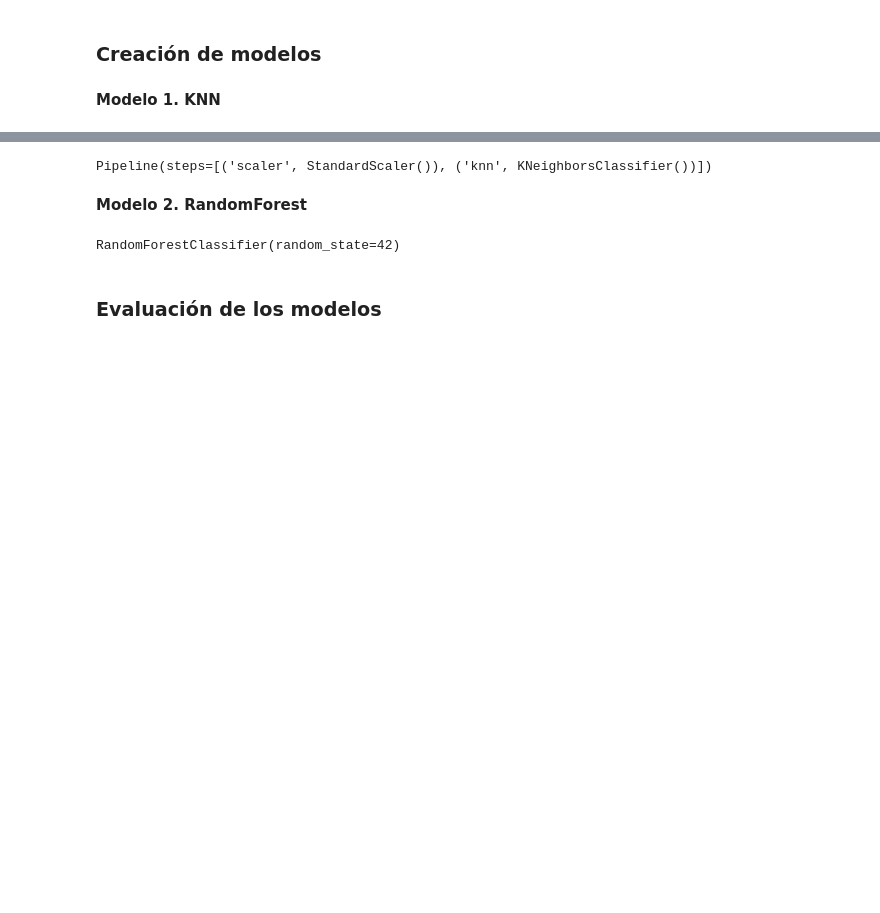
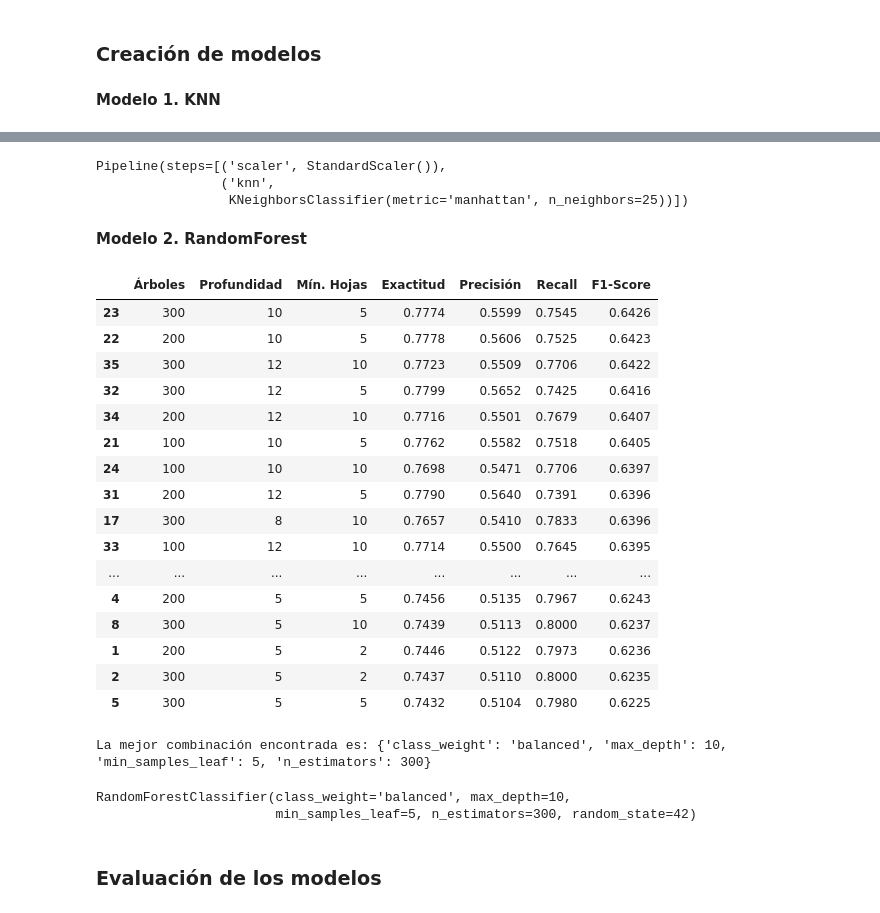
Before and after one commit to MiguelVR9/challenge-telecomX-prediction, a Jupyter notebook: TelecomX_LATAM_2.ipynb, the cells around one changed output, grey strips where cells are left out. Cells and saved outputs as stored; diff of their text form; code cells hidden in the pictures; blank space fills up the shorter version.

```diff
--- a/TelecomX_LATAM_2.ipynb
+++ b/TelecomX_LATAM_2.ipynb
@@ -347,22 +410,91 @@ from sklearn.pipeline import Pipeline
 
 knn_pipeline = Pipeline([
     ('scaler', StandardScaler()),
-    ('knn', KNeighborsClassifier(n_neighbors=5))
+    ('knn', KNeighborsClassifier(n_neighbors=25, metric='manhattan', weights='uniform'))
 ])
 
-# Entrenamos el modelo
 knn_pipeline.fit(X_train, y_train)
 # %% [output]
-Pipeline(steps=[('scaler', StandardScaler()), ('knn', KNeighborsClassifier())])
+Pipeline(steps=[('scaler', StandardScaler()),
+                ('knn',
+                 KNeighborsClassifier(metric='manhattan', n_neighbors=25))])
 # %% [markdown]
 **Modelo 2. RandomForest**
+# %%
+from sklearn.model_selection import GridSearchCV
+
+# Rango de valores de los parámetros para analizar
+param_grid = {
+    'n_estimators': [100, 200, 300],
+    'max_depth': [5, 8, 10, 12],
+    'min_samples_leaf': [2, 5, 10],
+    'class_weight': ['balanced']
+}
+
+# GridSearch para calcular múltiples métricas
+grid_search = GridSearchCV(
+    estimator=RandomForestClassifier(random_state=42),
+    param_grid=param_grid,
+    scoring={
+        'Accuracy': 'accuracy',
+        'Precision': 'precision',
+        'Recall': 'recall',
+        'F1': 'f1'
+    },
+    refit='F1',
+    cv=5,
+    n_jobs=-1,
+    return_train_score=False
+)
+
+grid_search.fit(X_train, y_train)
+resultados = pd.DataFrame(grid_search.cv_results_)
+
+# Renombrar las columnas para facilitar lectura
+columnas_interes = {
+    'param_n_estimators': 'Árboles',
+    'param_max_depth': 'Profundidad',
+    'param_min_samples_leaf': 'Mín. Hojas',
+    'mean_test_Accuracy': 'Exactitud',
+    'mean_test_Precision': 'Precisión',
+    'mean_test_Recall': 'Recall',
+    'mean_test_F1': 'F1-Score'
+}
+
+# Filtración y orden por F1-Score
+tabla_final = resultados[columnas_interes.keys()].rename(columns=columnas_interes)
+tabla_final = tabla_final.sort_values(by='F1-Score', ascending=False)
+display(tabla_final.round(4))
+
+print(f"\nLa mejor combinación encontrada es: {grid_search.best_params_}")
+# %% [output]
+|  | Árboles | Profundidad | Mín. Hojas | Exactitud | Precisión | Recall | F1-Score |
+| 23 | 300 | 10 | 5 | 0.7774 | 0.5599 | 0.7545 | 0.6426 |
+| 22 | 200 | 10 | 5 | 0.7778 | 0.5606 | 0.7525 | 0.6423 |
+| 35 | 300 | 12 | 10 | 0.7723 | 0.5509 | 0.7706 | 0.6422 |
+| 32 | 300 | 12 | 5 | 0.7799 | 0.5652 | 0.7425 | 0.6416 |
+| 34 | 200 | 12 | 10 | 0.7716 | 0.5501 | 0.7679 | 0.6407 |
+| 21 | 100 | 10 | 5 | 0.7762 | 0.5582 | 0.7518 | 0.6405 |
+| 24 | 100 | 10 | 10 | 0.7698 | 0.5471 | 0.7706 | 0.6397 |
+| 31 | 200 | 12 | 5 | 0.7790 | 0.5640 | 0.7391 | 0.6396 |
+| 17 | 300 | 8 | 10 | 0.7657 | 0.5410 | 0.7833 | 0.6396 |
+| 33 | 100 | 12 | 10 | 0.7714 | 0.5500 | 0.7645 | 0.6395 |
+| ... | ... | ... | ... | ... | ... | ... | ... |
+| 4 | 200 | 5 | 5 | 0.7456 | 0.5135 | 0.7967 | 0.6243 |
+| 8 | 300 | 5 | 10 | 0.7439 | 0.5113 | 0.8000 | 0.6237 |
+| 1 | 200 | 5 | 2 | 0.7446 | 0.5122 | 0.7973 | 0.6236 |
+| 2 | 300 | 5 | 2 | 0.7437 | 0.5110 | 0.8000 | 0.6235 |
+| 5 | 300 | 5 | 5 | 0.7432 | 0.5104 | 0.7980 | 0.6225 |
+La mejor combinación encontrada es: {'class_weight': 'balanced', 'max_depth': 10, 'min_samples_leaf': 5, 'n_estimators': 300}
 # %%
 from sklearn.ensemble import RandomForestClassifier
 
-rf_model = RandomForestClassifier(n_estimators=100, random_state=42)
+rf_model = RandomForestClassifier(max_depth= 10, min_samples_leaf=5, n_estimators=300,
+random_state=42, class_weight='balanced')
 rf_model.fit(X_train, y_train)
 # %% [output]
-RandomForestClassifier(random_state=42)
+RandomForestClassifier(class_weight='balanced', max_depth=10,
+                       min_samples_leaf=5, n_estimators=300, random_state=42)
 # %% [markdown]
 ### Evaluación de los modelos
 # %% [markdown]
```
Also changed, not shown: parts of 12 cells of this notebook.
